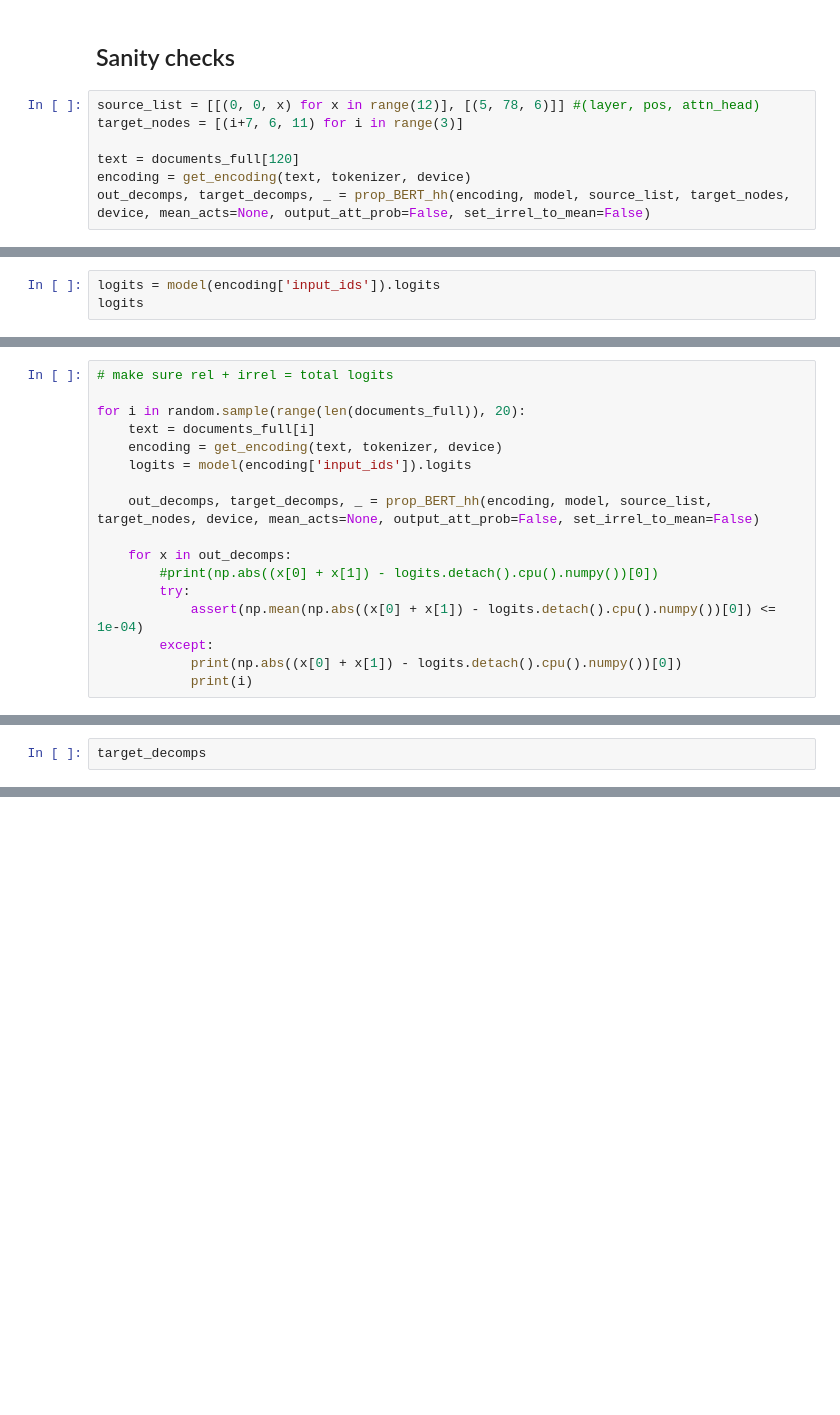
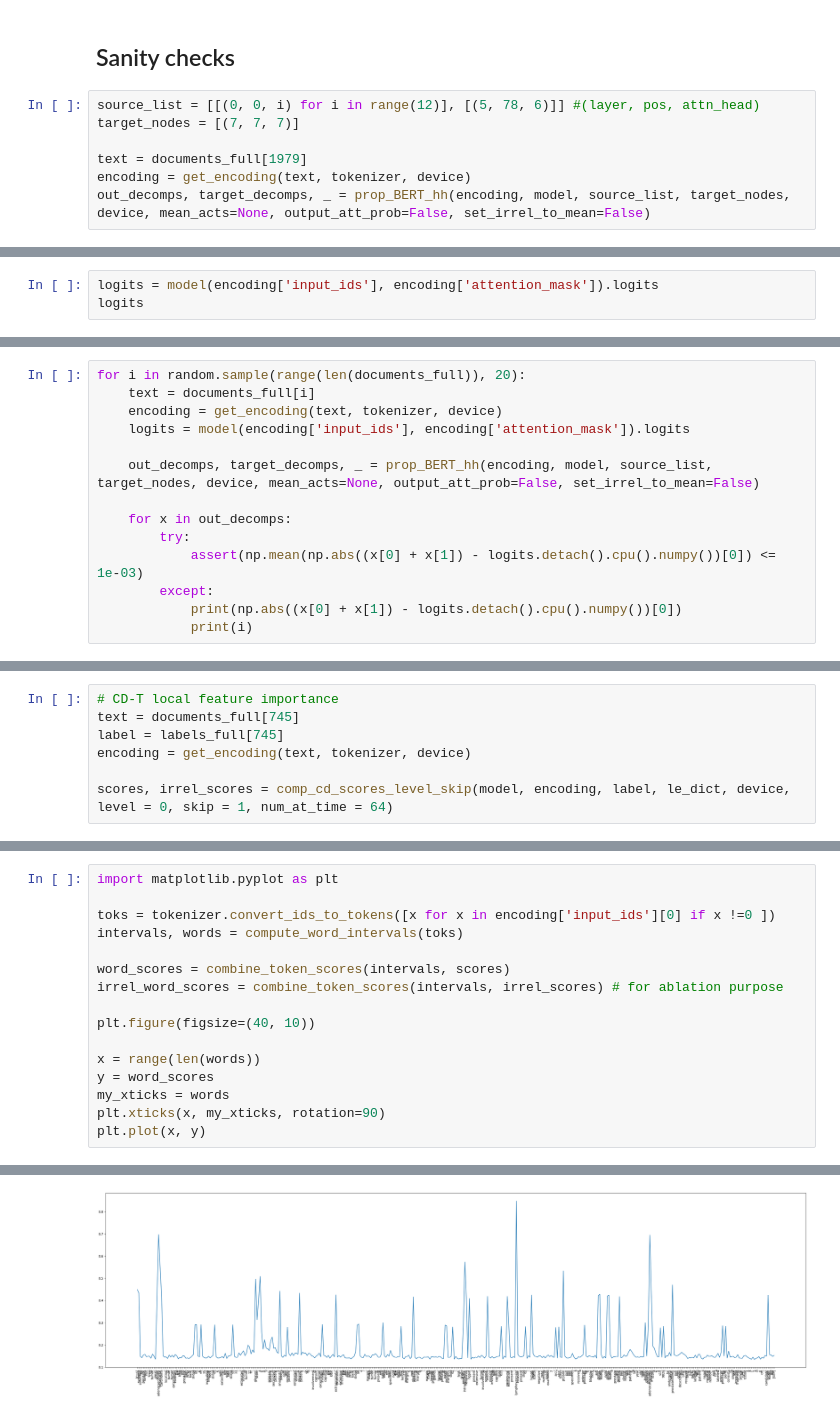
Before and after one commit to adelaidehsu/CD_Circuit, a Jupyter notebook: notebooks/BERT_tests.ipynb, the cells around one changed output, grey strips where cells are left out. Drawn from its saved outputs; the diff is of its cells as text; blank space fills up the shorter version.

Commit message:
Aliyah: Bert test done + local importance

```diff
--- a/notebooks/BERT_tests.ipynb
+++ b/notebooks/BERT_tests.ipynb
@@ -160,10 +164,10 @@ BertForSequenceClassification(
 # %% [markdown]
 ## Sanity checks
 # %%
-source_list = [[(0, 0, x) for x in range(12)], [(5, 78, 6)]] #(layer, pos, attn_head)
-target_nodes = [(i+7, 6, 11) for i in range(3)]
+source_list = [[(0, 0, i) for i in range(12)], [(5, 78, 6)]] #(layer, pos, attn_head)
+target_nodes = [(7, 7, 7)]
 
-text = documents_full[120]
+text = documents_full[1979]
 encoding = get_encoding(text, tokenizer, device)
 out_decomps, target_decomps, _ = prop_BERT_hh(encoding, model, source_list, target_nodes, device, mean_acts=None, output_att_prob=False, set_irrel_to_mean=False)
 # %%
@@ -183,4 +180,4 @@ out_decomps
 # %%
-logits = model(encoding['input_ids']).logits
+logits = model(encoding['input_ids'], encoding['attention_mask']).logits
 logits
 # %% [output]
@@ -188,17 +187,14 @@ tensor([[-3.8459,  5.7531, -2.3518]], device='cuda:0')
 # %%
-# make sure rel + irrel = total logits
-
 for i in random.sample(range(len(documents_full)), 20):
     text = documents_full[i]
     encoding = get_encoding(text, tokenizer, device)
-    logits = model(encoding['input_ids']).logits
+    logits = model(encoding['input_ids'], encoding['attention_mask']).logits
 
     out_decomps, target_decomps, _ = prop_BERT_hh(encoding, model, source_list, target_nodes, device, mean_acts=None, output_att_prob=False, set_irrel_to_mean=False)
 
     for x in out_decomps:
-        #print(np.abs((x[0] + x[1]) - logits.detach().cpu().numpy())[0])
         try:
-            assert(np.mean(np.abs((x[0] + x[1]) - logits.detach().cpu().numpy())[0]) <= 1e-04)
+            assert(np.mean(np.abs((x[0] + x[1]) - logits.detach().cpu().numpy())[0]) <= 1e-03)
         except:
             print(np.abs((x[0] + x[1]) - logits.detach().cpu().numpy())[0])
             print(i)
@@ -223,2 +237,7 @@ for i in random.sample(range(len(documents_full)), 20):
 # %%
-target_decomps
+# CD-T local feature importance
+text = documents_full[745]
+label = labels_full[745]
+encoding = get_encoding(text, tokenizer, device)
+
+scores, irrel_scores = comp_cd_scores_level_skip(model, encoding, label, le_dict, device, level = 0, skip = 1, num_at_time = 64)
@@ -245,0 +244,17 @@ tensor([[ 6.1244, -1.8527, -3.9428]], device='cuda:0')
+# %%
+import matplotlib.pyplot as plt
+
+toks = tokenizer.convert_ids_to_tokens([x for x in encoding['input_ids'][0] if x !=0 ])
+intervals, words = compute_word_intervals(toks)
+
+word_scores = combine_token_scores(intervals, scores)
+irrel_word_scores = combine_token_scores(intervals, irrel_scores) # for ablation purpose
+
+plt.figure(figsize=(40, 10))
+
+x = range(len(words))
+y = word_scores
+my_xticks = words
+plt.xticks(x, my_xticks, rotation=90)
+plt.plot(x, y)
+# %% [output]
@@ -245,0 +262 @@ tensor([[ 6.1244, -1.8527, -3.9428]], device='cuda:0')
+[figure, added]
```
Also changed, not shown: parts of 18 cells of this notebook, 5 other files.
